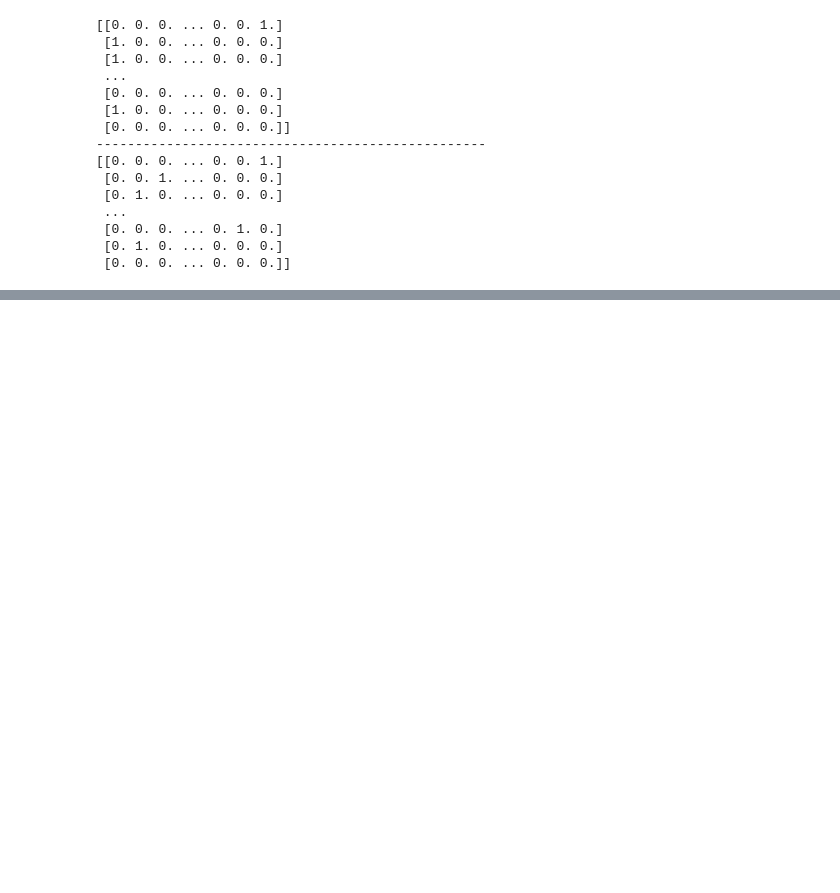
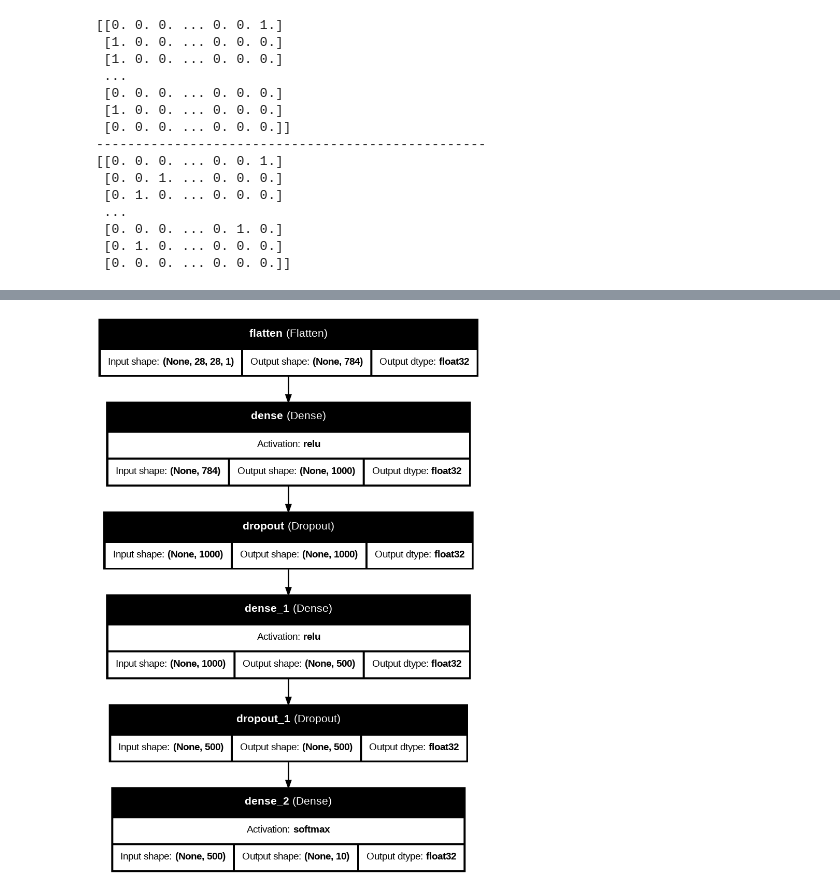
Before and after one commit to 07subhadip/CNN-Projects, a Jupyter notebook: fashion-mnist-fnn-model.ipynb, the cells around one changed output, grey strips where cells are left out. Saved outputs shown, nothing was run; the diff lists cells and outputs as text; code cells hidden in the pictures; blank space fills up the shorter version.

Commit message:
Kaggle Notebook | Fashion MNIST - FNN Model | Version 2

```diff
--- a/fashion-mnist-fnn-model.ipynb
+++ b/fashion-mnist-fnn-model.ipynb
@@ -342,0 +347,15 @@ plt.show()
+# %%
+keras.utils.plot_model(
+    model,
+    to_file = "model.png",
+    show_shapes = True,
+    show_dtype = True,
+    show_layer_names = True,
+    rankdir="TB",
+    expand_nested = True,
+    dpi = 96,
+    show_layer_activations = True,
+    show_trainable=False,
+)
+# %% [output]
+[figure, added]
```
Also changed, not shown: parts of 20 cells of this notebook.
